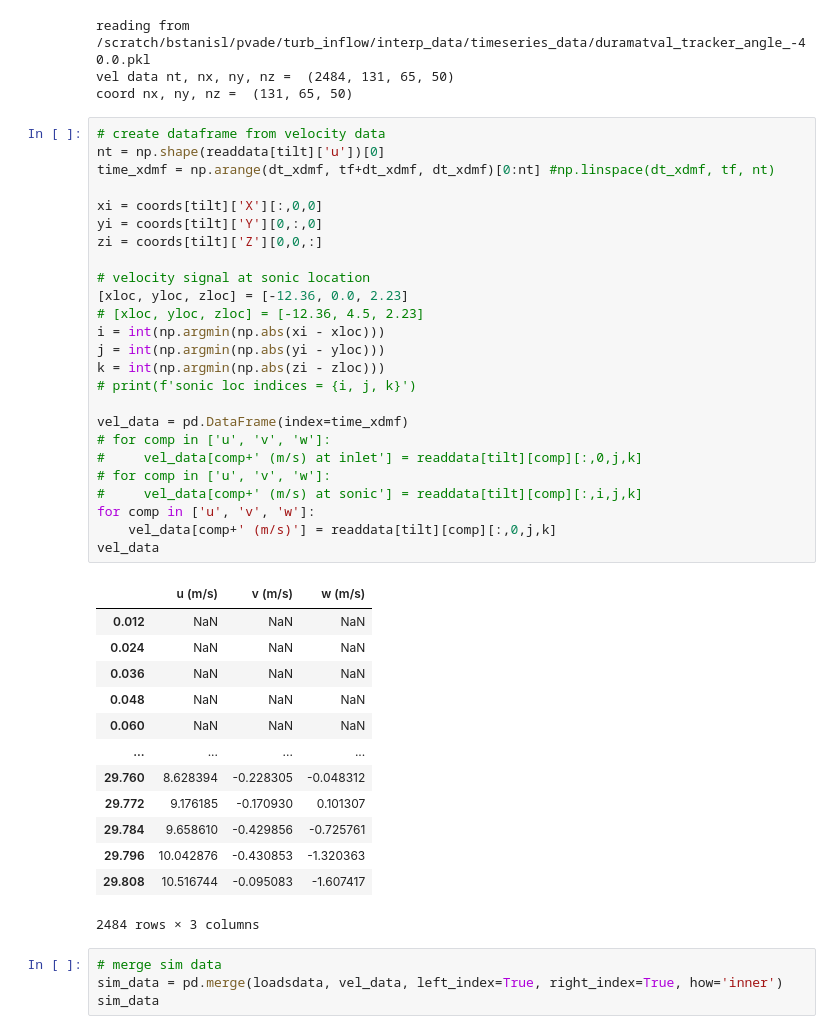
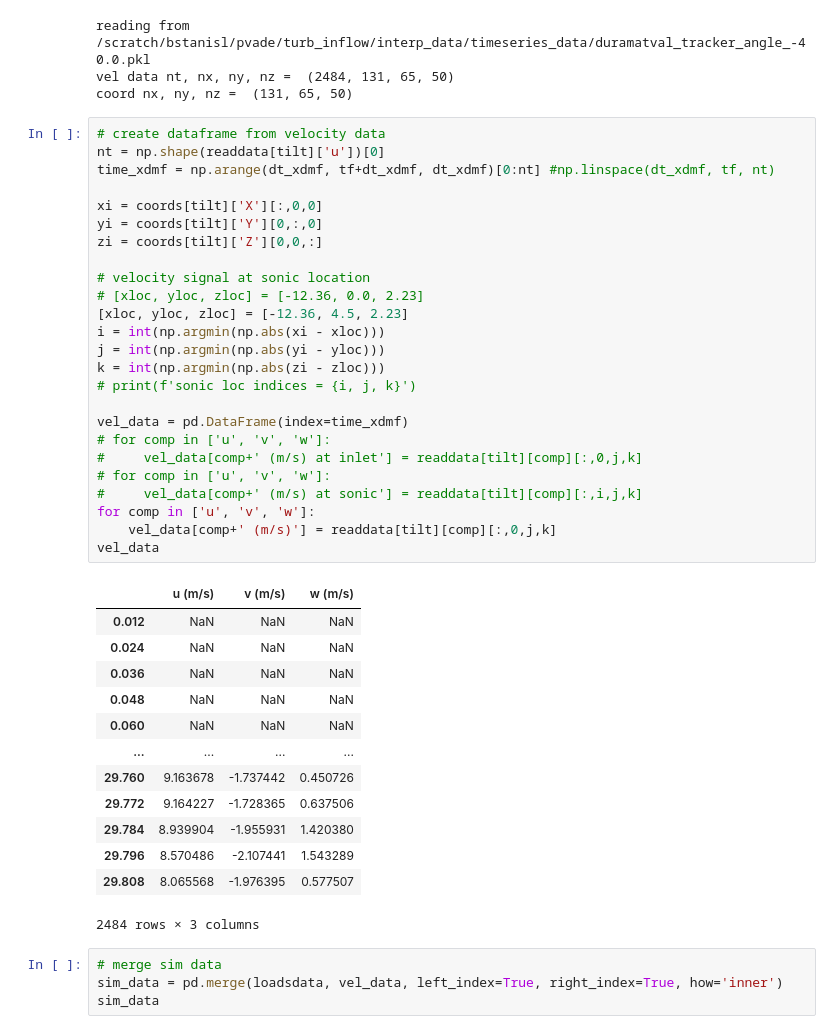
Before and after one commit to brookeslawski/PVade, a Jupyter notebook: postprocessing/loads_validation.ipynb, the cells around one changed output. Cells and saved outputs as stored; diff of their text form.

```diff
--- a/postprocessing/loads_validation.ipynb
+++ b/postprocessing/loads_validation.ipynb
@@ -134,40 +134,40 @@ coord nx, ny, nz =  (131, 65, 50)
 # create dataframe from velocity data
 nt = np.shape(readdata[tilt]['u'])[0]
 time_xdmf = np.arange(dt_xdmf, tf+dt_xdmf, dt_xdmf)[0:nt] #np.linspace(dt_xdmf, tf, nt)
 
 xi = coords[tilt]['X'][:,0,0]
 yi = coords[tilt]['Y'][0,:,0]
 zi = coords[tilt]['Z'][0,0,:]
 
 # velocity signal at sonic location
-[xloc, yloc, zloc] = [-12.36, 0.0, 2.23]
-# [xloc, yloc, zloc] = [-12.36, 4.5, 2.23]
+# [xloc, yloc, zloc] = [-12.36, 0.0, 2.23]
+[xloc, yloc, zloc] = [-12.36, 4.5, 2.23]
 i = int(np.argmin(np.abs(xi - xloc)))
 j = int(np.argmin(np.abs(yi - yloc)))
 k = int(np.argmin(np.abs(zi - zloc)))
 # print(f'sonic loc indices = {i, j, k}')
 
 vel_data = pd.DataFrame(index=time_xdmf)
 # for comp in ['u', 'v', 'w']:
 #     vel_data[comp+' (m/s) at inlet'] = readdata[tilt][comp][:,0,j,k]
 # for comp in ['u', 'v', 'w']:
 #     vel_data[comp+' (m/s) at sonic'] = readdata[tilt][comp][:,i,j,k]
 for comp in ['u', 'v', 'w']:
     vel_data[comp+' (m/s)'] = readdata[tilt][comp][:,0,j,k]
 vel_data
 # %% [output]
 |  | u (m/s) | v (m/s) | w (m/s) |
 | 0.012 | NaN | NaN | NaN |
 | 0.024 | NaN | NaN | NaN |
 | 0.036 | NaN | NaN | NaN |
 | 0.048 | NaN | NaN | NaN |
 | 0.060 | NaN | NaN | NaN |
 | ... | ... | ... | ... |
-| 29.760 | 8.628394 | -0.228305 | -0.048312 |
-| 29.772 | 9.176185 | -0.170930 | 0.101307 |
-| 29.784 | 9.658610 | -0.429856 | -0.725761 |
-| 29.796 | 10.042876 | -0.430853 | -1.320363 |
-| 29.808 | 10.516744 | -0.095083 | -1.607417 |
+| 29.760 | 9.163678 | -1.737442 | 0.450726 |
+| 29.772 | 9.164227 | -1.728365 | 0.637506 |
+| 29.784 | 8.939904 | -1.955931 | 1.420380 |
+| 29.796 | 8.570486 | -2.107441 | 1.543289 |
+| 29.808 | 8.065568 | -1.976395 | 0.577507 |
 2484 rows × 3 columns
 # %%
 # merge sim data
```
Also changed, not shown: parts of 7 cells of this notebook.
